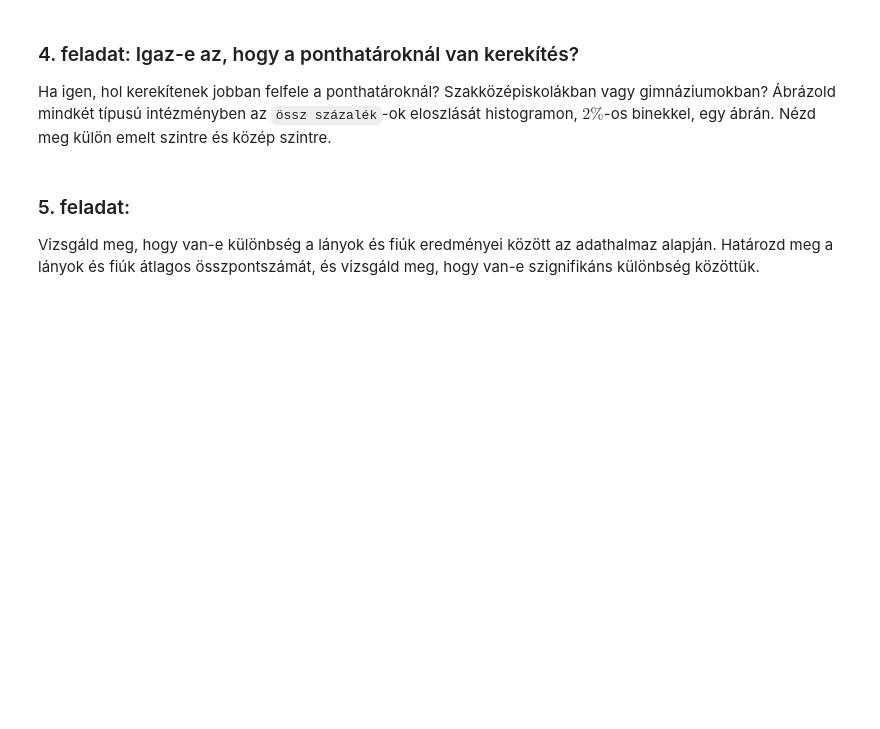
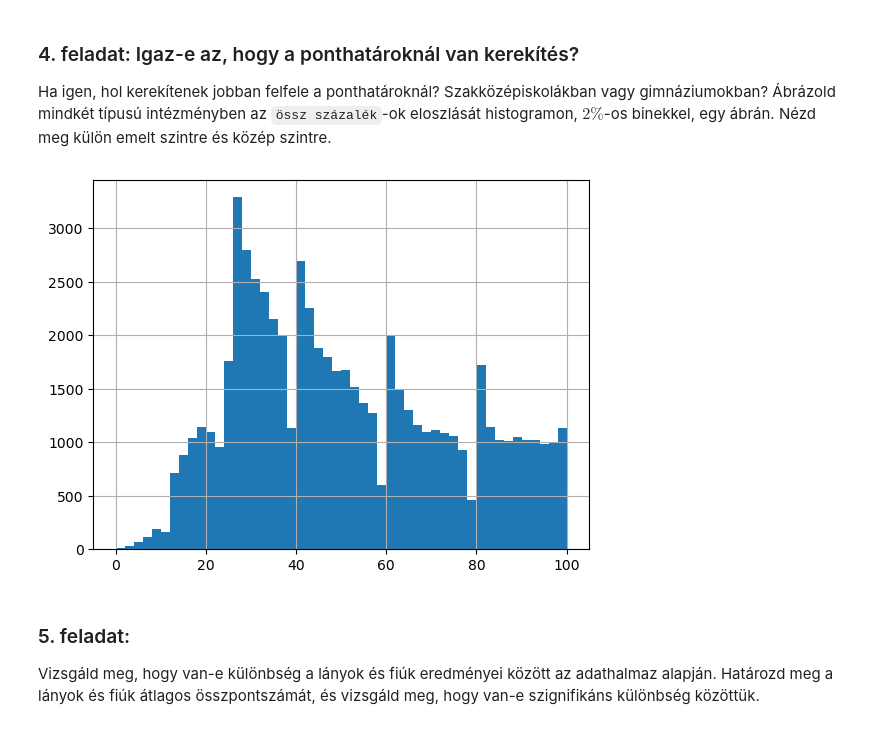
Before and after one commit to kolokcse/MAF_2023, a Jupyter notebook: gyak11/gyak11.ipynb, the cells around one changed output. Drawn from its saved outputs; the diff is of its cells as text; code cells hidden in the pictures; blank space fills up the shorter version.

```diff
--- a/gyak11/gyak11.ipynb
+++ b/gyak11/gyak11.ipynb
@@ -301,6 +857,10 @@ $$
 ### 4. feladat: Igaz-e az, hogy a ponthatároknál van kerekítés?
 
 Ha igen, hol kerekítenek jobban felfele a ponthatároknál? Szakközépiskolákban vagy gimnáziumokban? Ábrázold mindkét típusú intézményben az `össz százalék`-ok eloszlását histogramon, $2\%$-os binekkel, egy ábrán. Nézd meg külön emelt szintre és közép szintre.
+# %%
+ax = erettsegi[(erettsegi['Év']==2020) & (erettsegi['vizsga szintje']=='közép')]['írásbeli pontszám'].hist(bins=50)
+# %% [output]
+[figure, added]
 # %% [markdown]
 ### 5. feladat:
 
```
Also changed, not shown: parts of 70 cells of this notebook, 4 other files.
